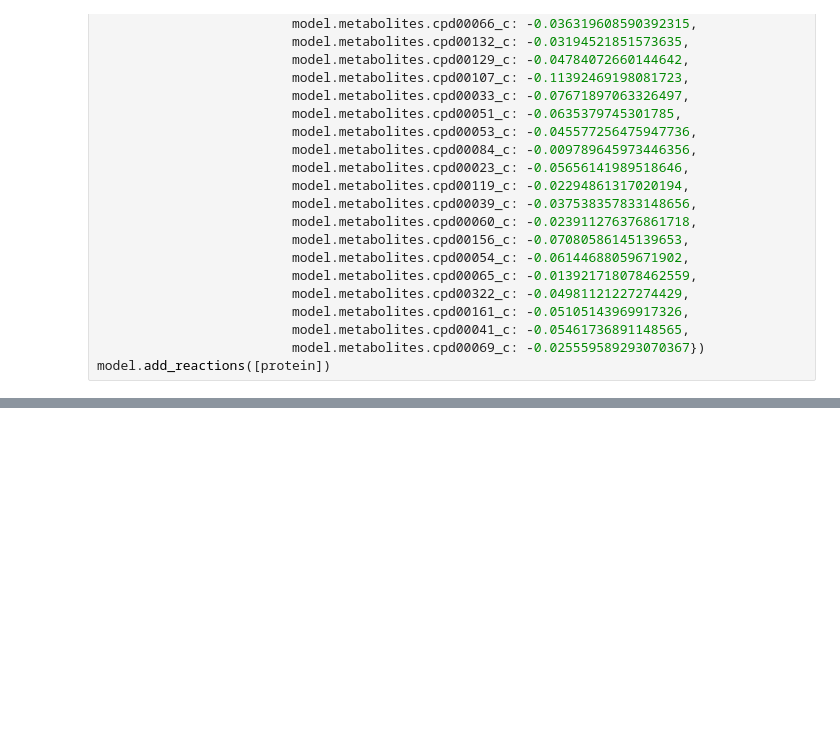
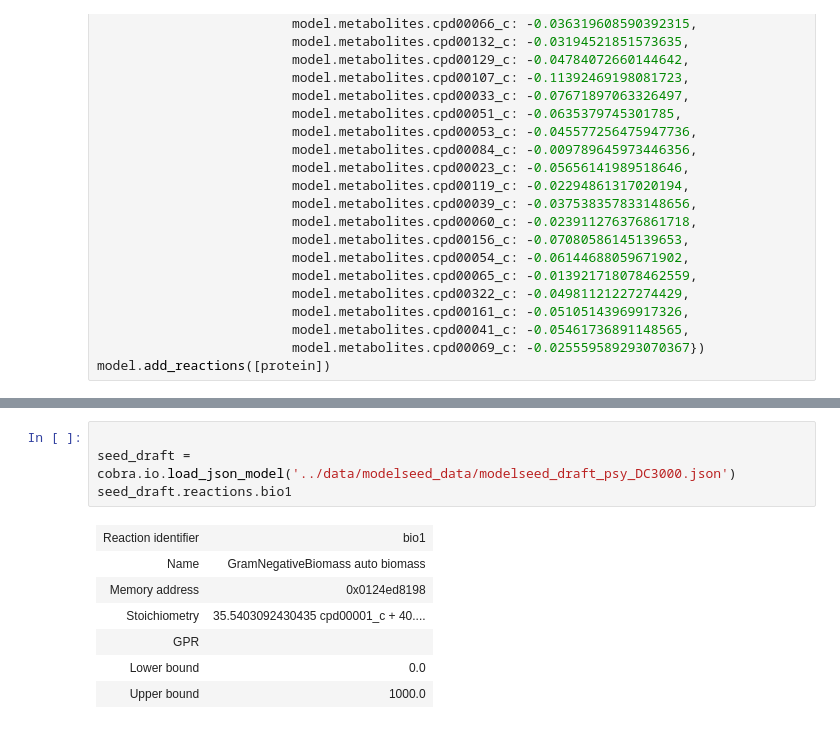
Before and after one commit to gregmedlock/psy_recon, a Jupyter notebook: bin/biomass_eq_final.ipynb, the cells around one changed output, grey strips where cells are left out. Cells and saved outputs as stored; diff of their text form; blank space fills up the shorter version.

```diff
--- a/bin/biomass_eq_final.ipynb
+++ b/bin/biomass_eq_final.ipynb
@@ -79,0 +119,12 @@ cobra.io.write_sbml_model(current_model, "psy_6_dna_rna.xml", use_fbc_package=Tr
+# %%
+
+seed_draft = cobra.io.load_json_model('../data/modelseed_data/modelseed_draft_psy_DC3000.json')
+seed_draft.reactions.bio1
+# %% [output]
+| Reaction identifier | bio1 |
+| Name | GramNegativeBiomass auto biomass |
+| Memory address | 0x0124ed8198 |
+| Stoichiometry | 35.5403092430435 cpd00001_c + 40.... |
+| GPR |  |
+| Lower bound | 0.0 |
+| Upper bound | 1000.0 |
```
Also changed, not shown: parts of 11 cells of this notebook, 10 other files.
